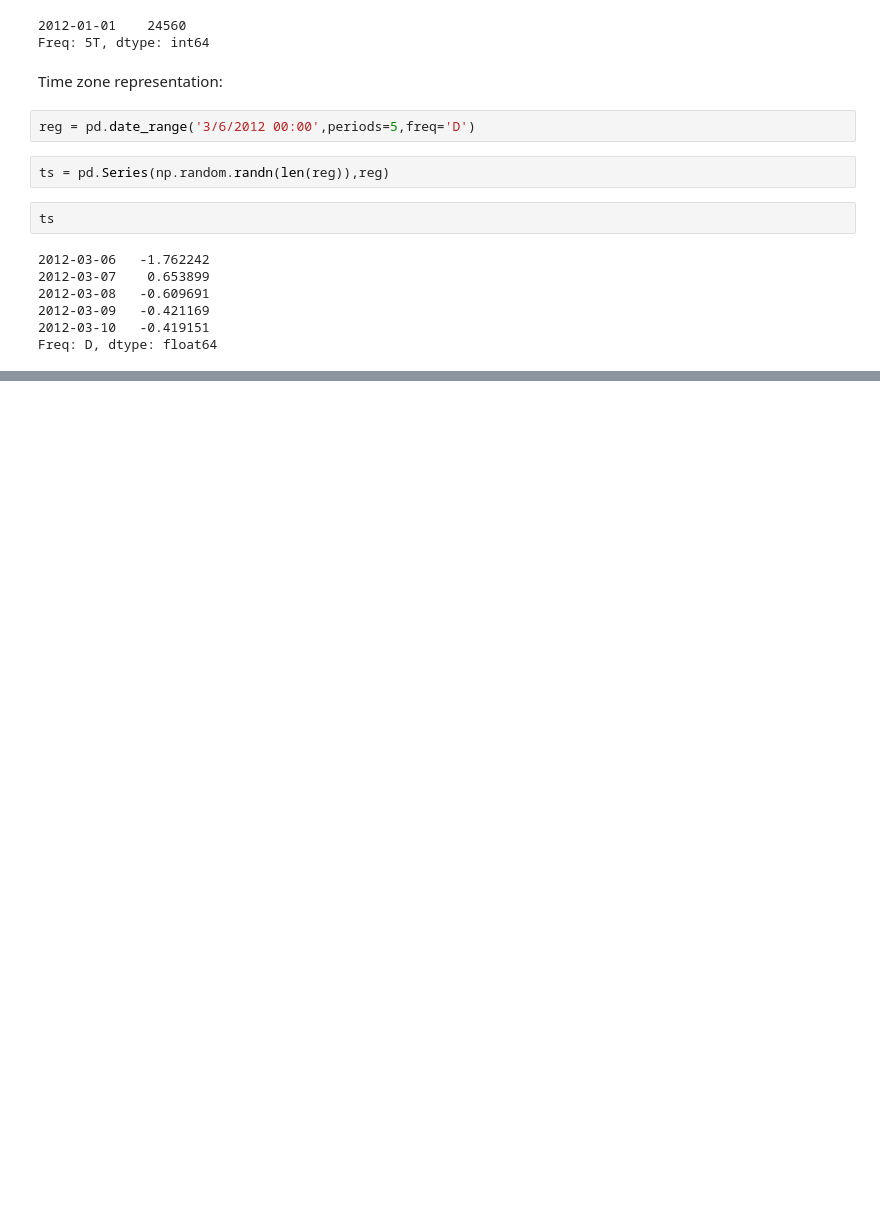
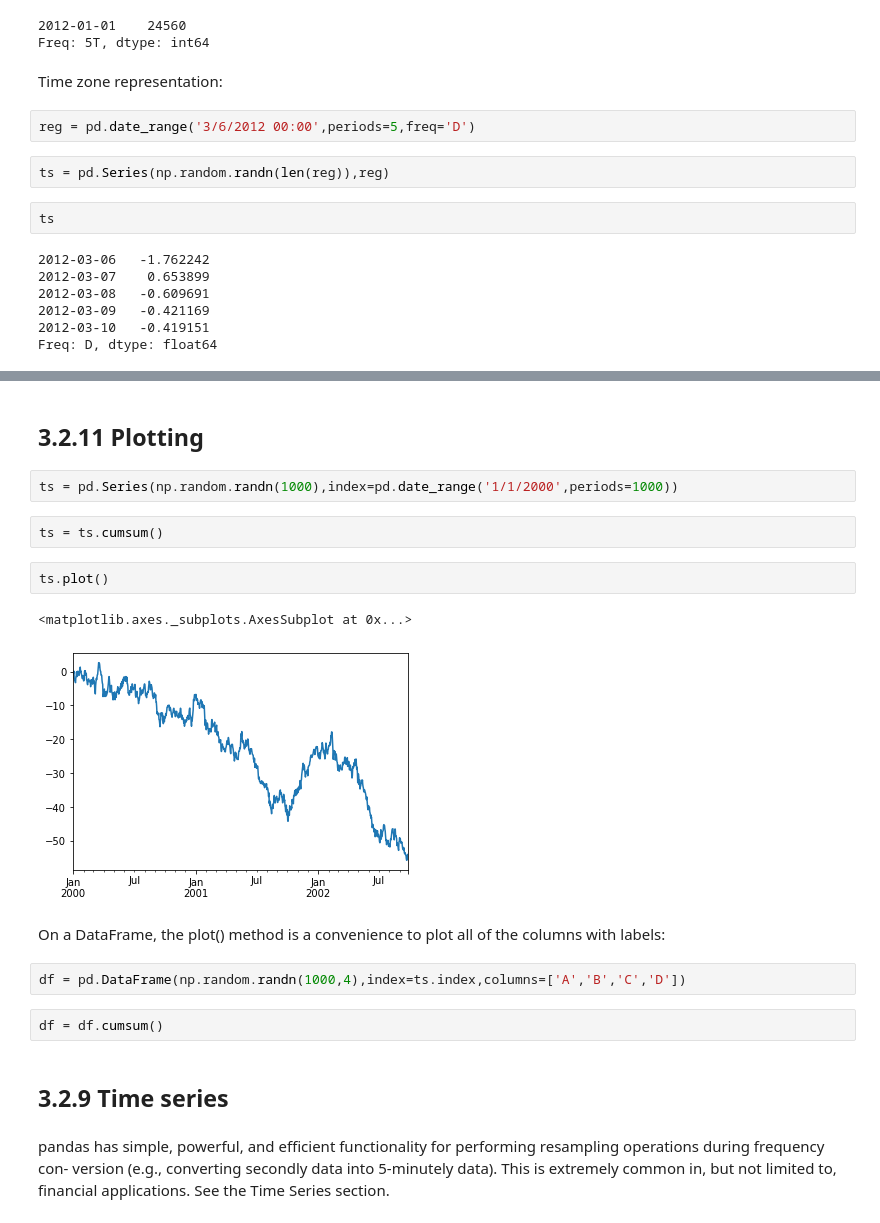
Before and after one commit to chitranjanit/pandas-docs-practics, a Jupyter notebook: day-1/docs-3.2.ipynb, the cells around one changed output, grey strips where cells are left out. Cells and saved outputs as stored; diff of their text form; blank space fills up the shorter version.

```diff
--- a/day-1/docs-3.2.ipynb
+++ b/day-1/docs-3.2.ipynb
@@ -947,0 +1084,21 @@ ts_ut
+# %% [markdown]
+## 3.2.11 Plotting
+# %%
+ts = pd.Series(np.random.randn(1000),index=pd.date_range('1/1/2000',periods=1000))
+# %%
+ts = ts.cumsum()
+# %%
+ts.plot()
+# %% [output]
+<matplotlib.axes._subplots.AxesSubplot at 0x...>
+[figure, added]
+# %% [markdown]
+On a DataFrame, the plot() method is a convenience to plot all of the columns with labels:
+# %%
+df = pd.DataFrame(np.random.randn(1000,4),index=ts.index,columns=['A','B','C','D'])
+# %%
+df = df.cumsum()
+# %% [markdown]
+## 3.2.9 Time series
+# %% [markdown]
+pandas has simple, powerful, and efficient functionality for performing resampling operations during frequency con- version (e.g., converting secondly data into 5-minutely data). This is extremely common in, but not limited to, financial applications. See the Time Series section.
```
Also changed, not shown: parts of 77 cells of this notebook.
